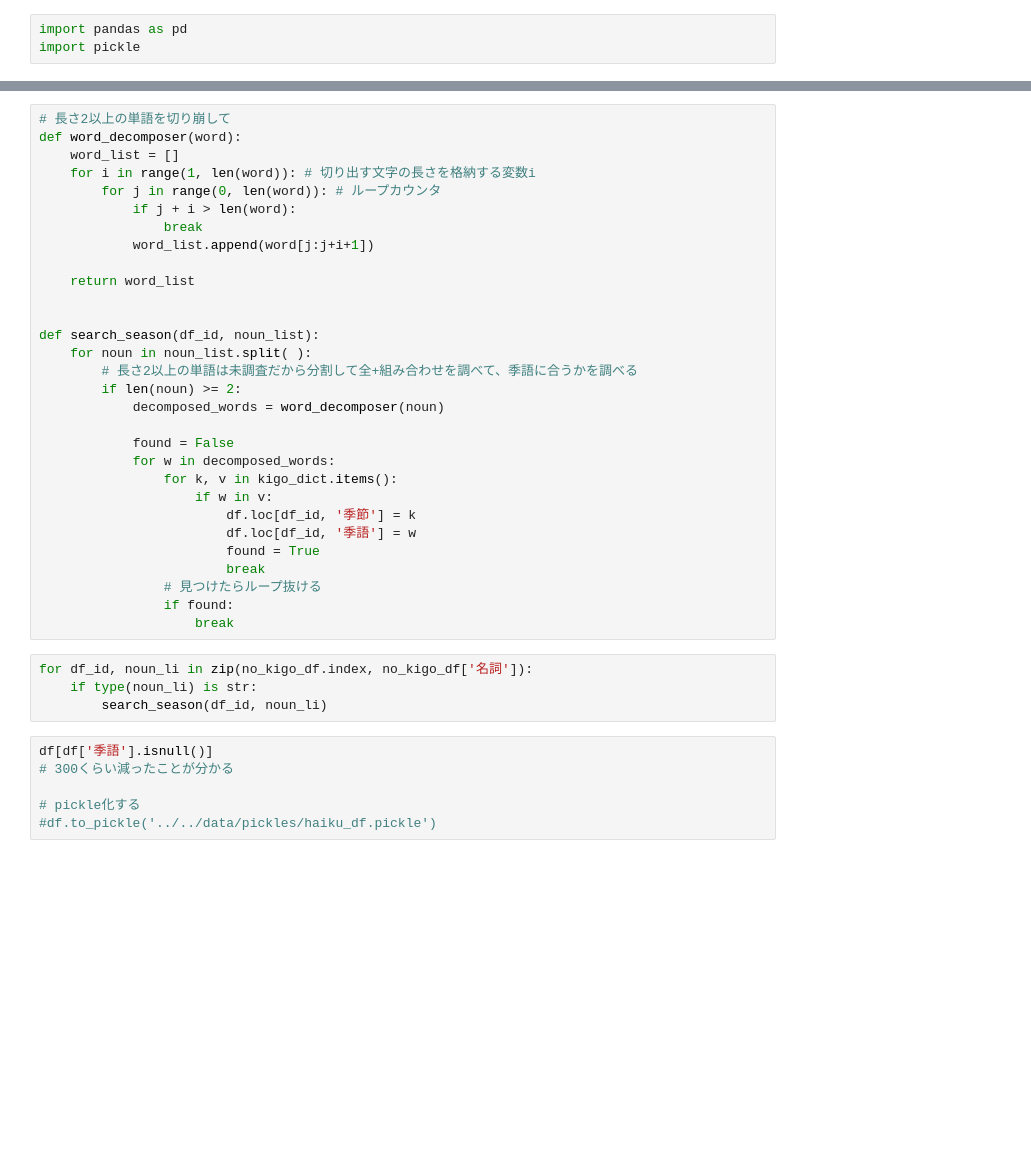
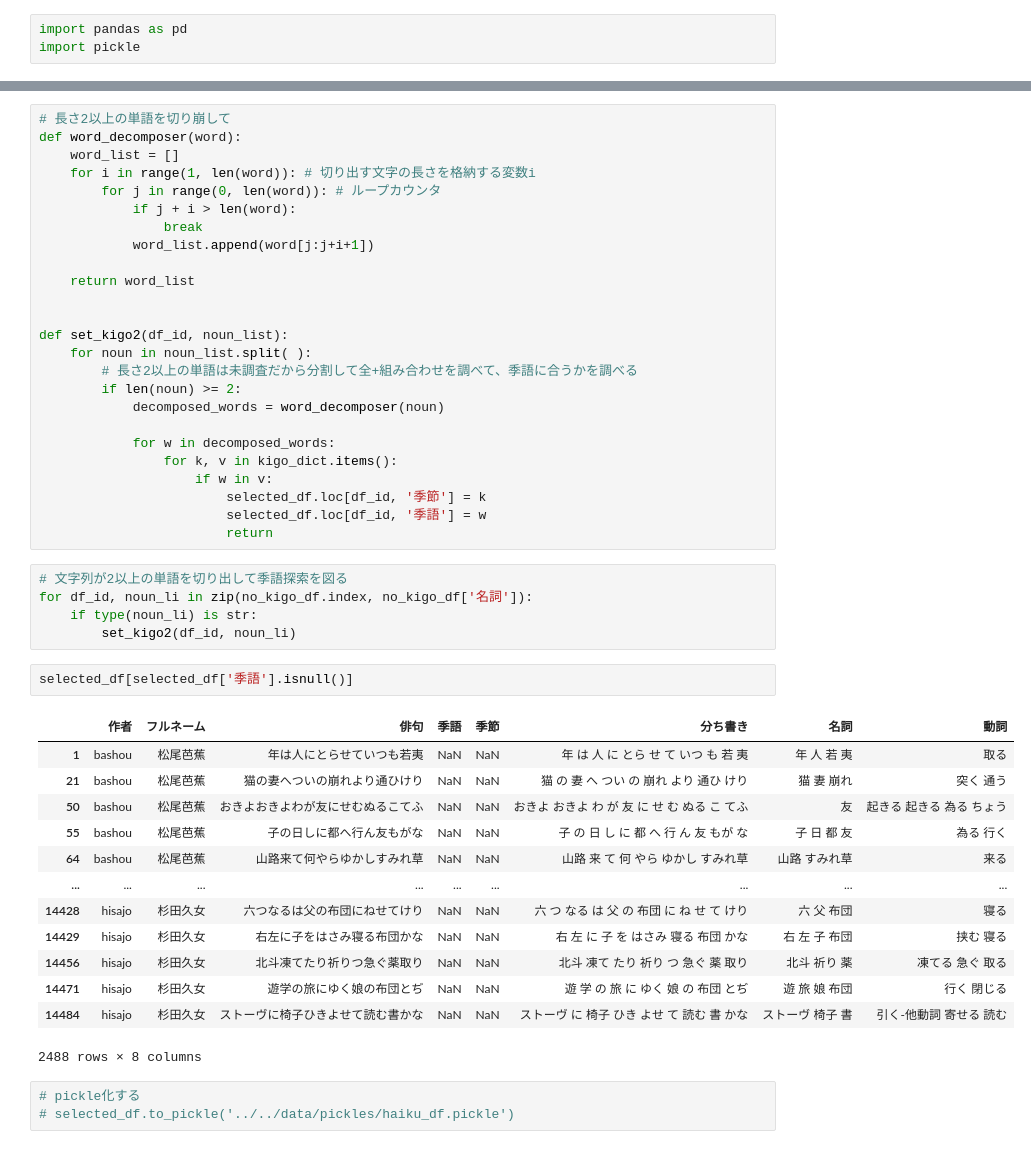
Before and after one commit to JunNishimura/Haiku_Research, a Jupyter notebook: Kigo/scripts/kigo_setting.ipynb, the cells around one changed output, grey strips where cells are left out. Cells and saved outputs as stored; diff of their text form; blank space fills up the shorter version.

```diff
--- a/Kigo/scripts/kigo_setting.ipynb
+++ b/Kigo/scripts/kigo_setting.ipynb
@@ -67,30 +116,39 @@ def word_decomposer(word):
     return word_list
 
 
-def search_season(df_id, noun_list):
+def set_kigo2(df_id, noun_list):
     for noun in noun_list.split( ):
         # 長さ2以上の単語は未調査だから分割して全+組み合わせを調べて、季語に合うかを調べる
         if len(noun) >= 2:
             decomposed_words = word_decomposer(noun)
 
-            found = False
             for w in decomposed_words:
                 for k, v in kigo_dict.items():
                     if w in v:
-                        df.loc[df_id, '季節'] = k
-                        df.loc[df_id, '季語'] = w
-                        found = True
-                        break
-                # 見つけたらループ抜ける
-                if found:
-                    break
+                        selected_df.loc[df_id, '季節'] = k
+                        selected_df.loc[df_id, '季語'] = w
+                        return
 # %%
+# 文字列が2以上の単語を切り出して季語探索を図る
 for df_id, noun_li in zip(no_kigo_df.index, no_kigo_df['名詞']):
     if type(noun_li) is str:
-        search_season(df_id, noun_li)
+        set_kigo2(df_id, noun_li)
+# %%
+selected_df[selected_df['季語'].isnull()]
+# %% [output]
+|  | 作者 | フルネーム | 俳句 | 季語 | 季節 | 分ち書き | 名詞 | 動詞 |
+| 1 | bashou | 松尾芭蕉 | 年は人にとらせていつも若夷 | NaN | NaN | 年 は 人 に とら せ て いつ も 若 夷 | 年 人 若 夷 | 取る |
+| 21 | bashou | 松尾芭蕉 | 猫の妻へついの崩れより通ひけり | NaN | NaN | 猫 の 妻 へ つい の 崩れ より 通ひ けり | 猫 妻 崩れ | 突く 通う |
+| 50 | bashou | 松尾芭蕉 | おきよおきよわが友にせむぬるこてふ | NaN | NaN | おきよ おきよ わ が 友 に せ む ぬる こ てふ | 友 | 起きる 起きる 為る ちょう |
+| 55 | bashou | 松尾芭蕉 | 子の日しに都へ行ん友もがな | NaN | NaN | 子 の 日 し に 都 へ 行 ん 友 もが な | 子 日 都 友 | 為る 行く |
+| 64 | bashou | 松尾芭蕉 | 山路来て何やらゆかしすみれ草 | NaN | NaN | 山路 来 て 何 やら ゆかし すみれ草 | 山路 すみれ草 | 来る |
+| ... | ... | ... | ... | ... | ... | ... | ... | ... |
+| 14428 | hisajo | 杉田久女 | 六つなるは父の布団にねせてけり | NaN | NaN | 六 つ なる は 父 の 布団 に ね せ て けり | 六 父 布団 | 寝る |
+| 14429 | hisajo | 杉田久女 | 右左に子をはさみ寝る布団かな | NaN | NaN | 右 左 に 子 を はさみ 寝る 布団 かな | 右 左 子 布団 | 挟む 寝る |
+| 14456 | hisajo | 杉田久女 | 北斗凍てたり祈りつ急ぐ薬取り | NaN | NaN | 北斗 凍て たり 祈り つ 急ぐ 薬 取り | 北斗 祈り 薬 | 凍てる 急ぐ 取る |
+| 14471 | hisajo | 杉田久女 | 遊学の旅にゆく娘の布団とぢ | NaN | NaN | 遊 学 の 旅 に ゆく 娘 の 布団 とぢ | 遊 旅 娘 布団 | 行く 閉じる |
+| 14484 | hisajo | 杉田久女 | ストーヴに椅子ひきよせて読む書かな | NaN | NaN | ストーヴ に 椅子 ひき よせ て 読む 書 かな | ストーヴ 椅子 書 | 引く-他動詞 寄せる 読む |
+2488 rows × 8 columns
 # %%
-df[df['季語'].isnull()]
-# 300くらい減ったことが分かる
-
 # pickle化する
-#df.to_pickle('../../data/pickles/haiku_df.pickle')
+# selected_df.to_pickle('../../data/pickles/haiku_df.pickle')
```
Also changed, not shown: parts of 11 cells of this notebook, 15 other files.
